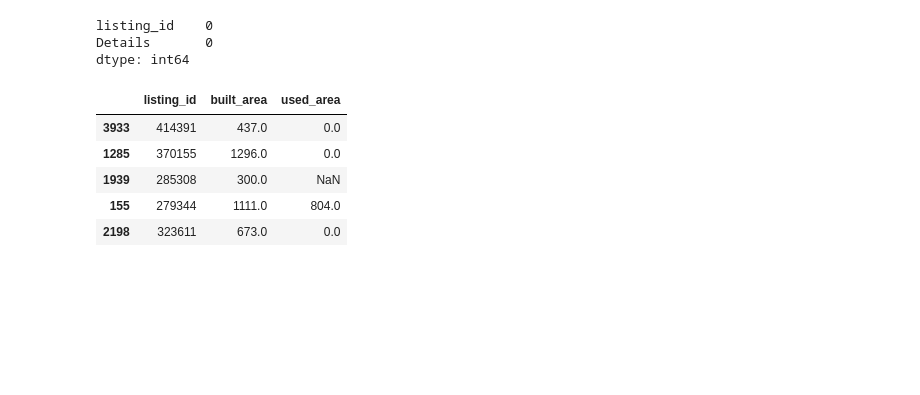
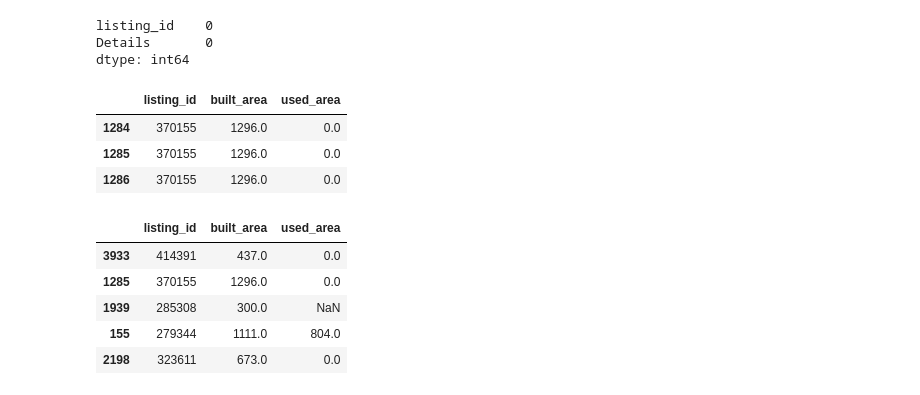
Before and after one commit to caiocmb7/main-sql-studies, a Jupyter notebook: desafio-ascan/dev/analysis_csvs.ipynb, the cells around one changed output. Drawn from its saved outputs; the diff is of its cells as text; code cells hidden in the pictures; blank space fills up the shorter version.

```diff
--- a/desafio-ascan/dev/analysis_csvs.ipynb
+++ b/desafio-ascan/dev/analysis_csvs.ipynb
@@ -42,6 +42,13 @@ Details.isnull().sum()
 listing_id    0
 Details       0
 dtype: int64
+# %%
+Built_used_area.loc[Built_used_area["listing_id"] == 370155]
+# %% [output]
+|  | listing_id | built_area | used_area |
+| 1284 | 370155 | 1296.0 | 0.0 |
+| 1285 | 370155 | 1296.0 | 0.0 |
+| 1286 | 370155 | 1296.0 | 0.0 |
 # %%
 Built_used_area = pd.read_csv("/content/Built_used_area.csv", sep = ";")
 Built_used_area.sample(5)
```
